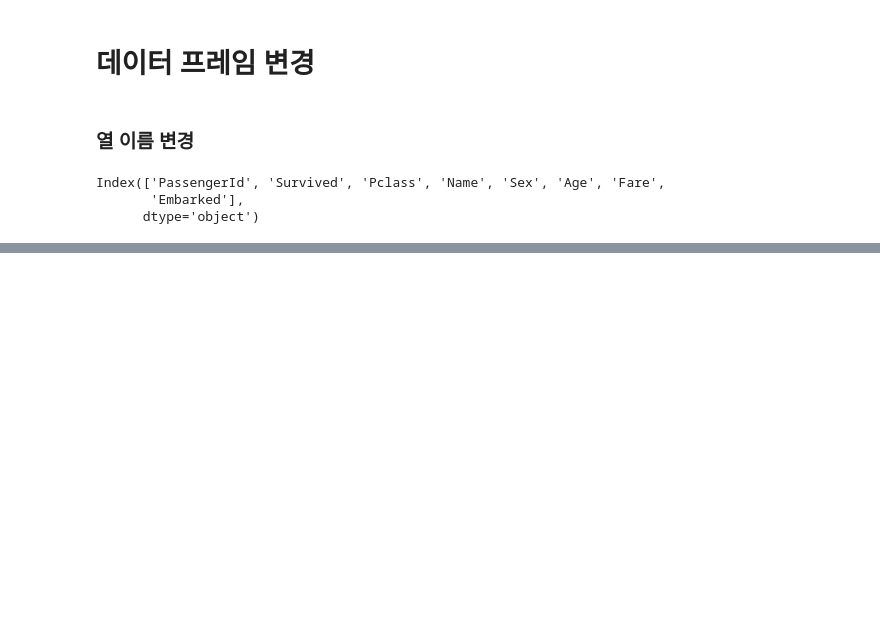
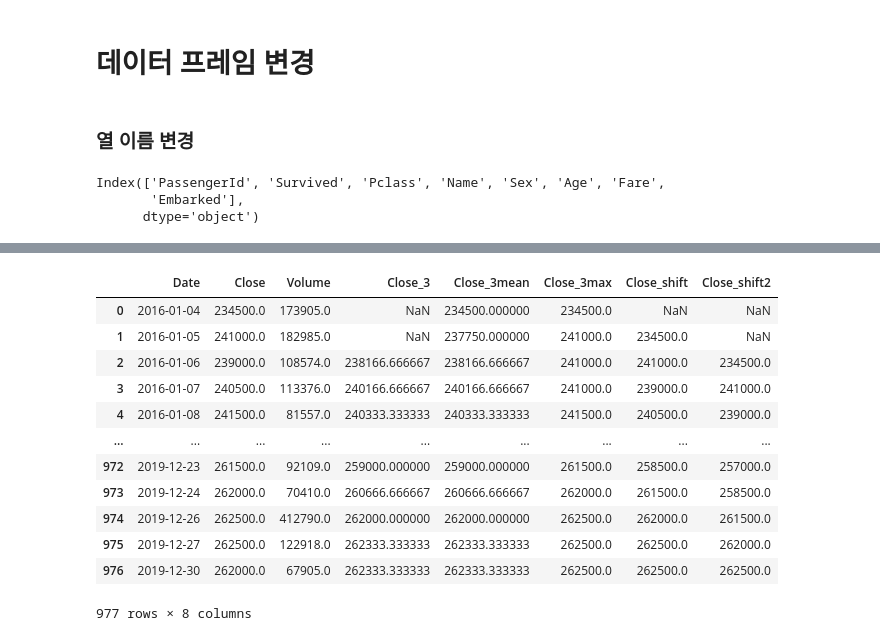
Before and after one commit to mskyun721/aivle_python, a Jupyter notebook: Class/Pandas.ipynb, the cells around one changed output, grey strips where cells are left out. Drawn from its saved outputs; the diff is of its cells as text; code cells hidden in the pictures; blank space fills up the shorter version.

```diff
--- a/Class/Pandas.ipynb
+++ b/Class/Pandas.ipynb
@@ -249,0 +393,4 @@ Index(['PassengerId', 'Survived', 'Pclass', 'Name', 'Sex', 'Age', 'Fare',
+# %%
+stock = pd.read_csv('https://raw.githubusercontent.com/DA4BAM/dataset/master/SK.csv')
+stock = stock[['Date', 'Close', 'Volume']]
+stock.head()
@@ -249,0 +404,3 @@ Index(['PassengerId', 'Survived', 'Pclass', 'Name', 'Sex', 'Age', 'Fare',
+# %%
+stock['Close_3'] = stock['Close'].rolling(3).mean()
+stock
@@ -249,0 +421,4 @@ Index(['PassengerId', 'Survived', 'Pclass', 'Name', 'Sex', 'Age', 'Fare',
+# %%
+stock['Close_3mean'] = stock['Close'].rolling(3, min_periods=1).mean()
+stock['Close_3max'] = stock['Close'].rolling(3, min_periods=1).max()
+stock
@@ -249,0 +443,18 @@ Index(['PassengerId', 'Survived', 'Pclass', 'Name', 'Sex', 'Age', 'Fare',
+# %%
+stock['Close_shift'] = stock['Close'].shift()
+stock['Close_shift2'] = stock['Close'].shift(2)
+stock
+# %% [output]
+|  | Date | Close | Volume | Close_3 | Close_3mean | Close_3max | Close_shift | Close_shift2 |
+| 0 | 2016-01-04 | 234500.0 | 173905.0 | NaN | 234500.000000 | 234500.0 | NaN | NaN |
+| 1 | 2016-01-05 | 241000.0 | 182985.0 | NaN | 237750.000000 | 241000.0 | 234500.0 | NaN |
+| 2 | 2016-01-06 | 239000.0 | 108574.0 | 238166.666667 | 238166.666667 | 241000.0 | 241000.0 | 234500.0 |
+| 3 | 2016-01-07 | 240500.0 | 113376.0 | 240166.666667 | 240166.666667 | 241000.0 | 239000.0 | 241000.0 |
+| 4 | 2016-01-08 | 241500.0 | 81557.0 | 240333.333333 | 240333.333333 | 241500.0 | 240500.0 | 239000.0 |
+| ... | ... | ... | ... | ... | ... | ... | ... | ... |
+| 972 | 2019-12-23 | 261500.0 | 92109.0 | 259000.000000 | 259000.000000 | 261500.0 | 258500.0 | 257000.0 |
+| 973 | 2019-12-24 | 262000.0 | 70410.0 | 260666.666667 | 260666.666667 | 262000.0 | 261500.0 | 258500.0 |
+| 974 | 2019-12-26 | 262500.0 | 412790.0 | 262000.000000 | 262000.000000 | 262500.0 | 262000.0 | 261500.0 |
+| 975 | 2019-12-27 | 262500.0 | 122918.0 | 262333.333333 | 262333.333333 | 262500.0 | 262500.0 | 262000.0 |
+| 976 | 2019-12-30 | 262000.0 | 67905.0 | 262333.333333 | 262333.333333 | 262500.0 | 262500.0 | 262500.0 |
+977 rows × 8 columns
```
Also changed, not shown: parts of 23 cells of this notebook, 1 other file.
